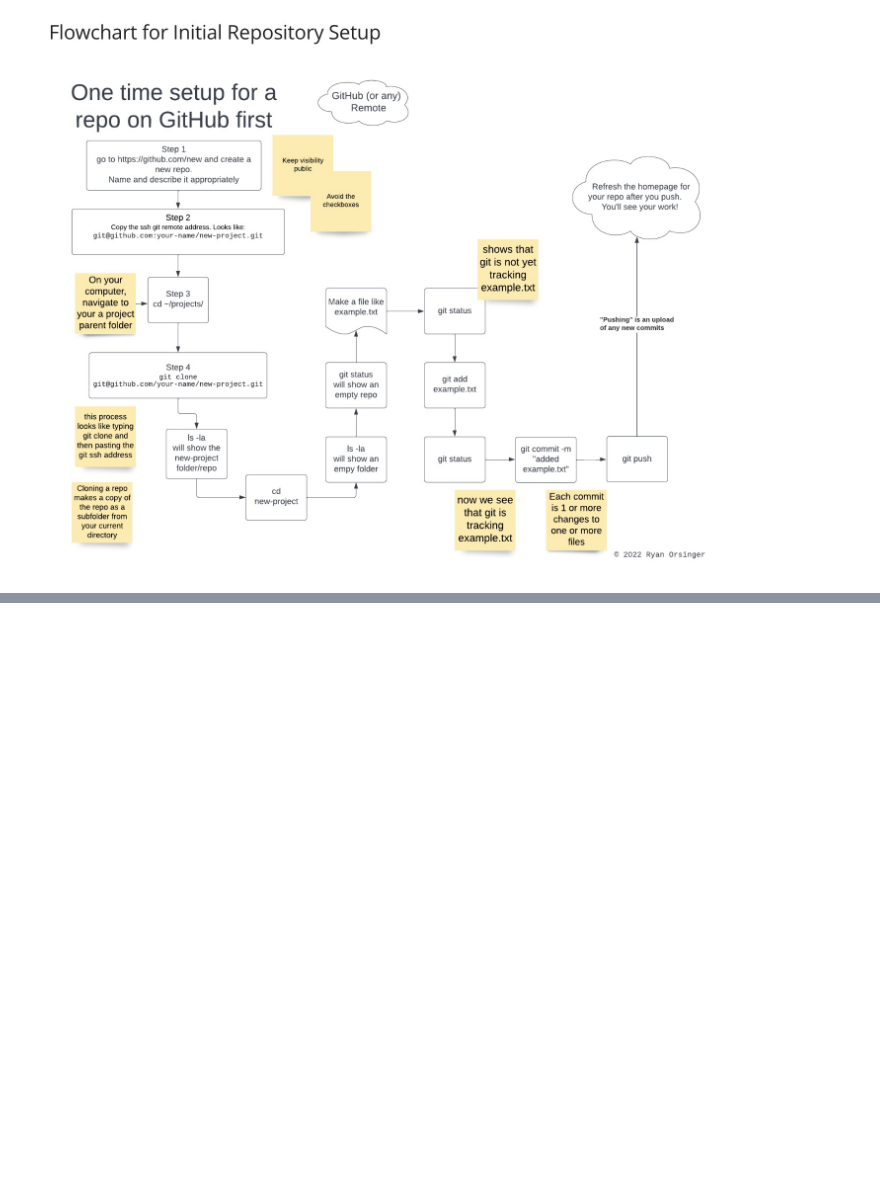
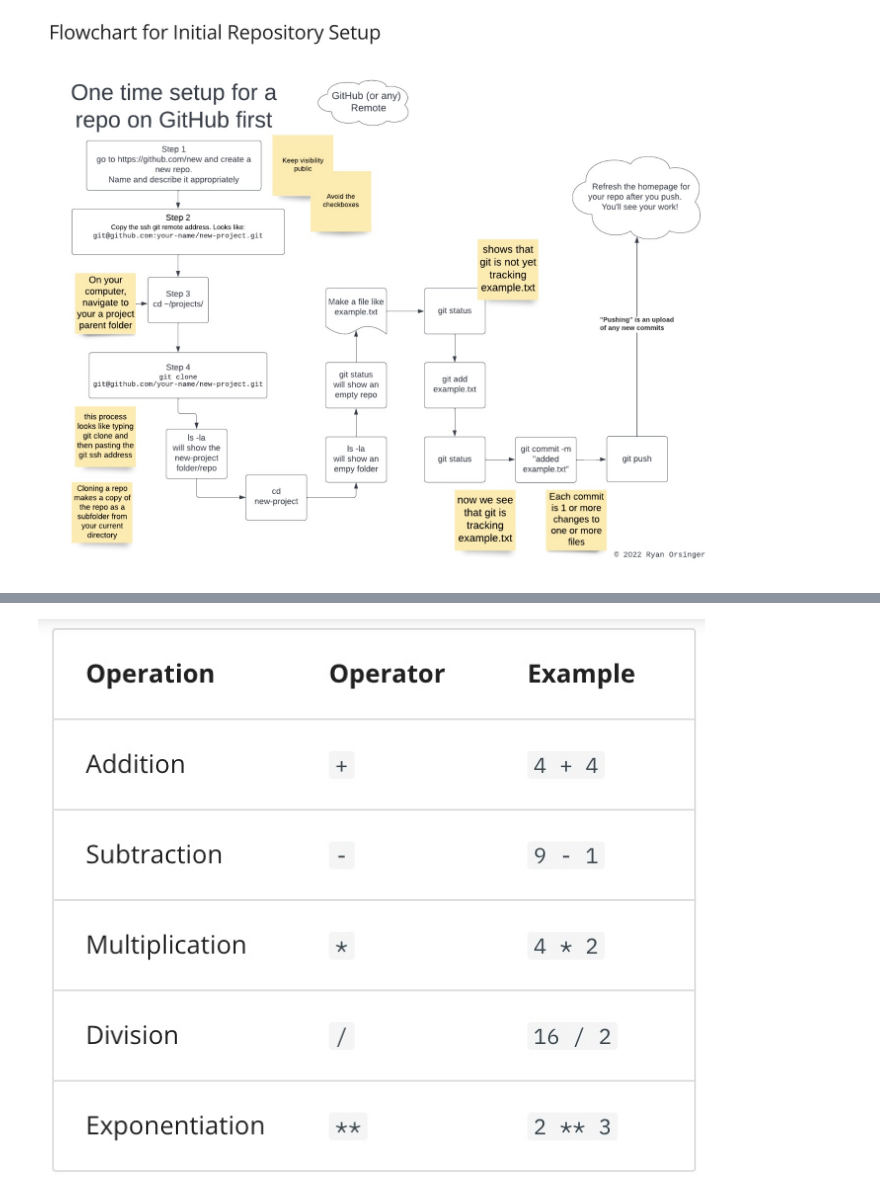
Before and after one commit to mijailmariano/my_notes, a Jupyter notebook: jupy-notebook.ipynb, the cells around one changed output, grey strips where cells are left out. Drawn from its saved outputs; the diff is of its cells as text; code cells hidden in the pictures; blank space fills up the shorter version.

```diff
--- a/jupy-notebook.ipynb
+++ b/jupy-notebook.ipynb
@@ -576,0 +611,5 @@ Namespaces are one honking great idea -- let's do more of those!
+# %%
+from IPython.display import Image
+Image("/Users/mijailmariano/Downloads/py_intromay25.jpg")
+# %% [output]
+[figure, added]
```
Also changed, not shown: parts of 10 cells of this notebook, 4 other files.
